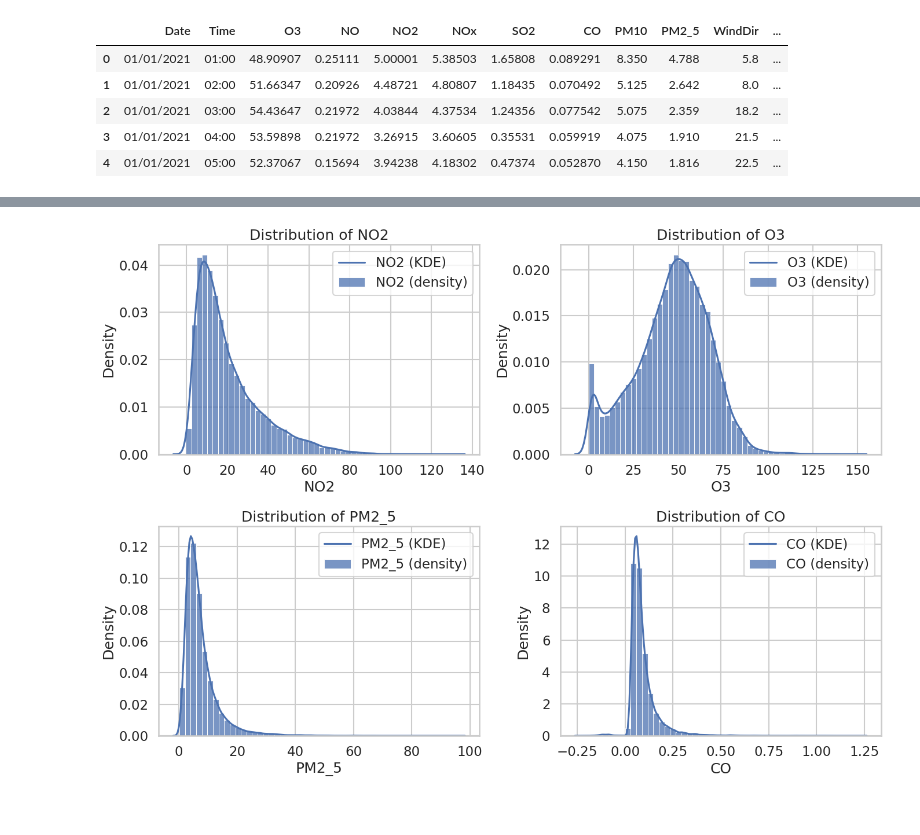
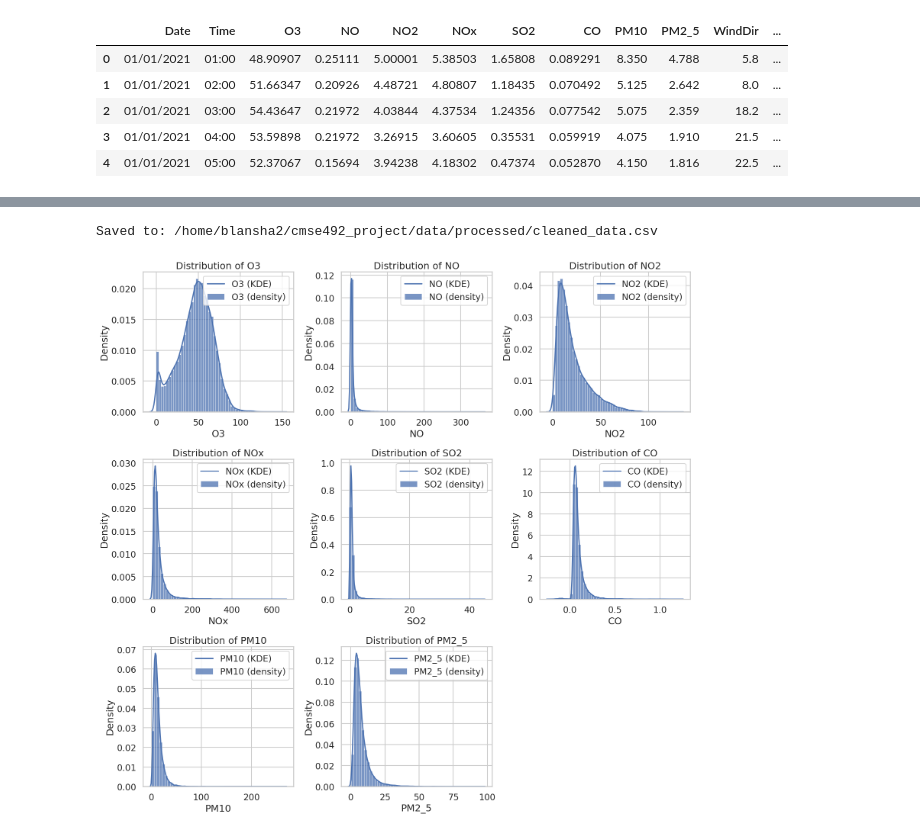
Before and after one commit to Blansha2/cmse492_project, a Jupyter notebook: notebooks/exploratory/data acquisition and loading.ipynb, the cells around one changed output, grey strips where cells are left out. Cells and saved outputs as stored; diff of their text form; code cells hidden in the pictures.

```diff
--- a/notebooks/exploratory/data acquisition and loading.ipynb
+++ b/notebooks/exploratory/data acquisition and loading.ipynb
@@ -18,7 +18,7 @@ We then inspect:
 # %%
 import pandas as pd
 # %%
-df = pd.read_csv("/home/blansha2/cmse492_project/data/Dataset.csv")
+df = pd.read_csv("/home/blansha2/cmse492_project/data/raw/Dataset.csv")
 
 print(f"Shape: {df.shape[0]} rows × {df.shape[1]} columns\n")
 print("Data Types:\n", df.dtypes)
@@ -133,3 +174,9 @@ df.head()
 | 2 | 01/01/2021 | 03:00 | 54.43647 | 0.21972 | 4.03844 | 4.37534 | 1.24356 | 0.077542 | 5.075 | 2.359 | 18.2 | ... |
 | 3 | 01/01/2021 | 04:00 | 53.59898 | 0.21972 | 3.26915 | 3.60605 | 0.35531 | 0.059919 | 4.075 | 1.910 | 21.5 | ... |
 | 4 | 01/01/2021 | 05:00 | 52.37067 | 0.15694 | 3.94238 | 4.18302 | 0.47374 | 0.052870 | 4.150 | 1.816 | 22.5 | ... |
+# %%
+# replacing missing values with nan so that I can visualize the data correctly
+df = df.replace("No data", np.nan)
+
+sum_missing = df.isna().sum()
+print(f"Sum of missing data: {sum_missing}")
@@ -135,0 +222,4 @@ df.head()
+# %%
+### dropping the original date and time columns
+df = df.drop(columns=["Date", "Time"])
+df.head()
@@ -136,32 +233,52 @@ df.head()
+# %%
+processed_dir = "/home/blansha2/cmse492_project/data/processed"
+os.makedirs(processed_dir, exist_ok=True)
+outpath = os.path.join(processed_dir, "cleaned_data.csv")
+df.to_csv(outpath, index=False)
+
+print("Saved to:", outpath)
+# %% [output]
+Saved to: /home/blansha2/cmse492_project/data/processed/cleaned_data.csv
 # %%
 #distribution plots of each pollutant
+import math
 
 sns.set(style="whitegrid", context="talk")
-fig, axes = plt.subplots(nrows=2, ncols=2, figsize=(14,10))
+all_pollutants = ["O3", "NO", "NO2", "NOx", "SO2", "CO", "PM10", "PM2_5"]
+
+plot_features = [p for p in all_pollutants if p in df.columns]
+
+num_plots = len(plot_features)
+num_cols = 3
+num_rows = math.ceil(num_plots / num_cols)
+
+fig, axes = plt.subplots(nrows=num_rows, ncols=num_cols, figsize=(16, 5 * num_rows))
 axes = axes.flatten()
-
-plot_features = [f for f in ['NO2', 'O3', 'PM2_5', 'CO'] if f in df.columns]
 
 for ax, feat in zip(axes, plot_features):
     data = pd.to_numeric(df[feat], errors='coerce').dropna()
-    if len(data)==0:
+
+    if len(data) == 0:
         ax.text(0.5, 0.5, f'No numeric data for {feat}', ha='center', va='center')
         ax.set_title(f"Distribution of {feat}")
         continue
 
-    sns.histplot(data, kde=False, stat='density', ax=ax, bins=50, label=f"{feat} (density)")
+    sns.histplot(data, kde=False, stat='density', ax=ax, bins=50,
+                 label=f"{feat} (density)")
     sns.kdeplot(data, ax=ax, label=f"{feat} (KDE)", bw_adjust=1)
+
     ax.set_title(f"Distribution of {feat}")
     ax.set_xlabel(feat)
     ax.legend()
 
 for i in range(len(plot_features), len(axes)):
     axes[i].set_visible(False)
 
-outpath = os.path.join(fig_dir, "dist_key_features_density.png")
+outpath = os.path.join(fig_dir, "dist_all_pollutants_density.png")
+os.makedirs(fig_dir, exist_ok=True)
 plt.tight_layout()
-plt.savefig(outpath, dpi=150, bbox_inches='tight')
+plt.savefig(outpath, dpi=150, bbox_inches="tight")
 plt.show()
 # %% [output]
-[figure, old version]
+[figure, new version]
 # %%
```
Also changed, not shown: parts of 15 cells of this notebook, 18 other files.
